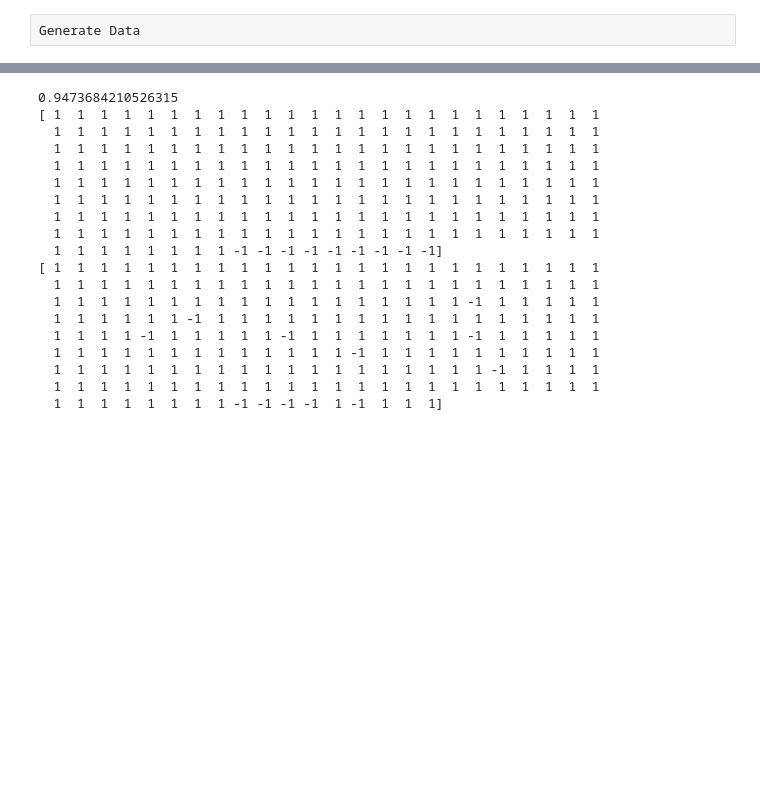
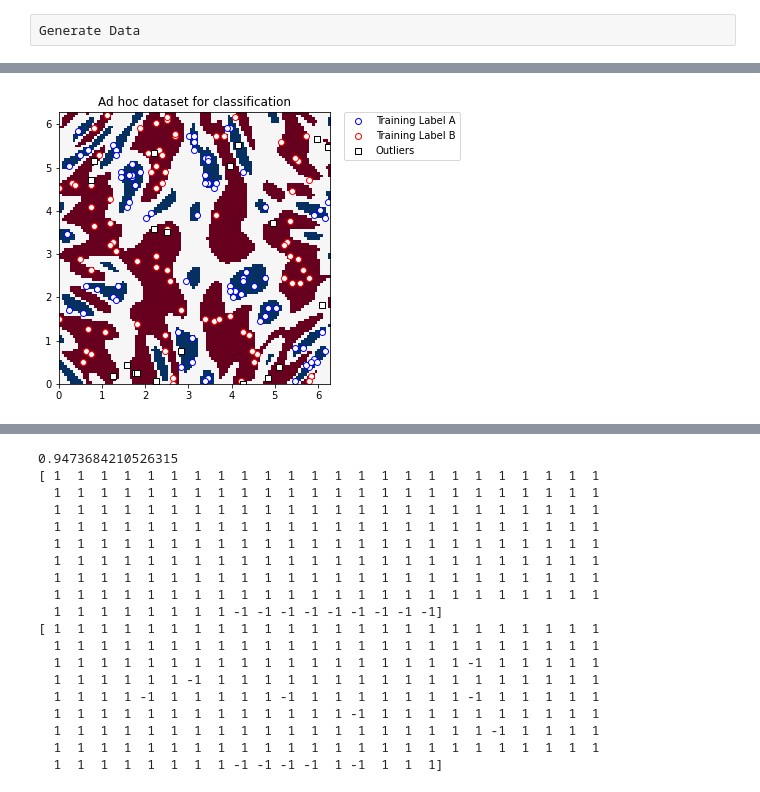
Before and after one commit to welremco/Group3QuantumOneClassSVMs, a Jupyter notebook: Algorithm1.ipynb, the cells around one changed output, grey strips where cells are left out. Saved outputs shown, nothing was run; the diff lists cells and outputs as text; code cells hidden in the pictures; blank space fills up the shorter version.

Commit message:
Made full loop that tests first algorithm, just have to run but no time now

```diff
--- a/Algorithm1.ipynb
+++ b/Algorithm1.ipynb
@@ -240,0 +72,84 @@ dataset_list.append([train_features,train_labels])
+# %%
+# Second dataset: ZZFeatureMap ad_hoc data
+adhoc_dimension = 2
+train_features, train_labels, test_features, test_labels, adhoc_total = ad_hoc_data(
+    training_size=80,
+    test_size=0,
+    n=adhoc_dimension,
+    gap=0.3,
+    plot_data=False,
+    one_hot=False,
+    include_sample_total=True,
+)
+train_features_out, train_labels_out, _, _ = ad_hoc_data(
+    training_size=10,
+    test_size=0,
+    n=adhoc_dimension,
+    gap=0.7,
+    plot_data=False,
+    one_hot=False,
+    include_sample_total=False,
+)
+# adhoc_total[adhoc_total == 0] = 1
+
+# print(train_features)
+# print(train_labels)
+
+# Change labels for One-Class
+train_labels_out[train_labels_out != -1] = -1
+
+# Now we have to add the outliers
+train_features = np.append(train_features, train_features_out, axis = 0)
+train_labels = np.append(train_labels, train_labels_out, axis = 0)
+
+
+plt.figure(figsize=(5, 5))
+plt.ylim(0, 2 * np.pi)
+plt.xlim(0, 2 * np.pi)
+plt.imshow(
+    np.asmatrix(adhoc_total).T,
+    interpolation="nearest",
+    origin="lower",
+    cmap="RdBu",
+    extent=[0, 2 * np.pi, 0, 2 * np.pi],
+)
+
+plt.scatter(
+    train_features[np.where(train_labels[:] == 0), 0],
+    train_features[np.where(train_labels[:] == 0), 1],
+    marker="o",
+    facecolors="w",
+    edgecolors="b",
+    label="Training Label A",
+)
+plt.scatter(
+    train_features[np.where(train_labels[:] == 1), 0],
+    train_features[np.where(train_labels[:] == 1), 1],
+    marker="o",
+    facecolors="w",
+    edgecolors="r",
+    label="Training Label B",
+)
+plt.scatter(
+    train_features[np.where(train_labels[:] == -1), 0],
+    train_features[np.where(train_labels[:] == -1), 1],
+    marker="s",
+    facecolors="w",
+    edgecolors="k",
+    label="Outliers",
+)
+
+
+plt.legend(bbox_to_anchor=(1.05, 1), loc="upper left", borderaxespad=0.0)
+plt.title("Ad hoc dataset for classification")
+
+plt.show()
+
+# We don't need the second label for one-class SVMs, so change 0 label to 1
+train_labels[train_labels == 0] = 1
+
+
+# add data to dataset_list
+dataset_list.append([train_features,train_labels])
+# %% [output]
+[figure, added]
```
Also changed, not shown: parts of 15 cells of this notebook.
